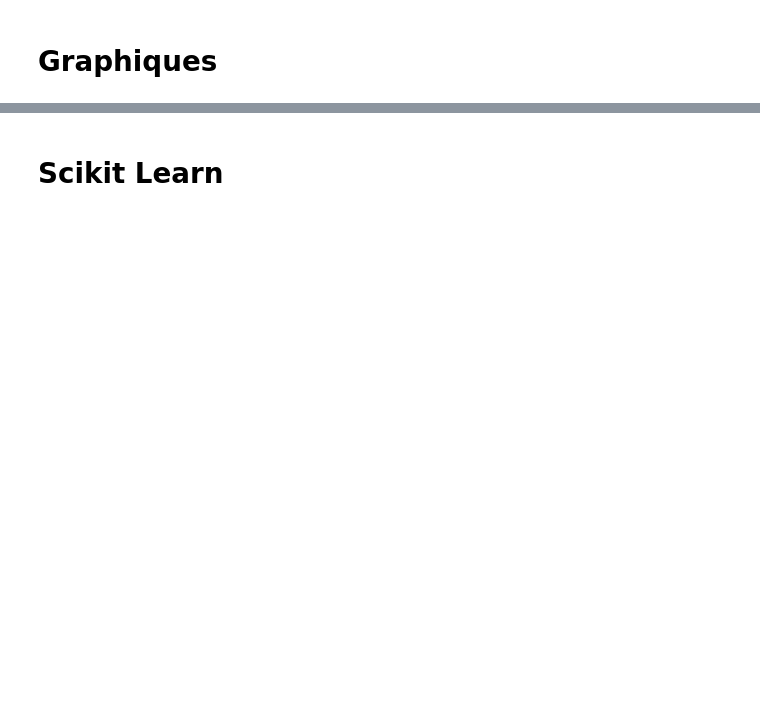
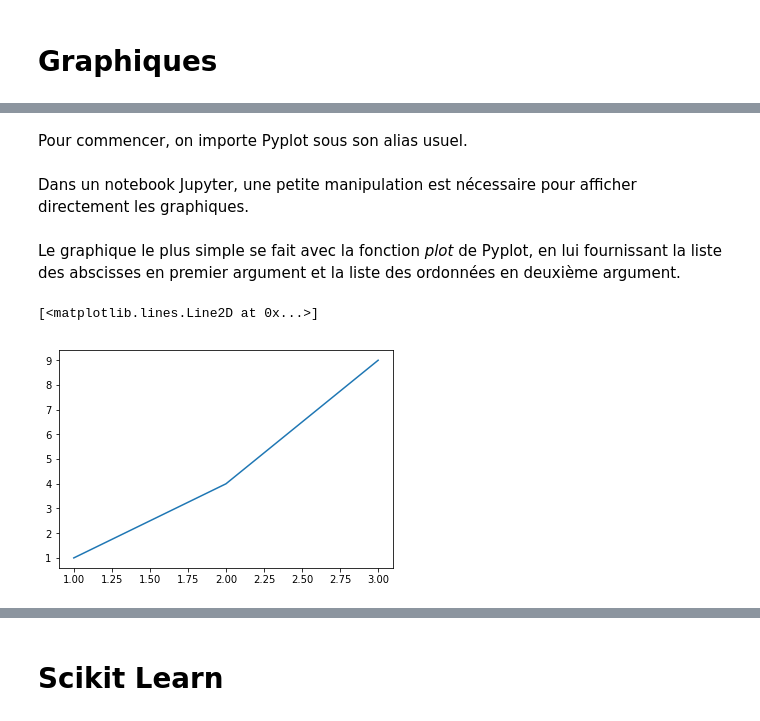
Before and after one commit to QuentinFresnel/FormationPython, a Jupyter notebook: Session 2.ipynb, the cells around one changed output, grey strips where cells are left out. Cells and saved outputs as stored; diff of their text form; code cells hidden in the pictures; blank space fills up the shorter version.

Commit message:
Matplotlib

```diff
--- a/Session 2.ipynb
+++ b/Session 2.ipynb
@@ -490,0 +530,2 @@ pd.read_csv('df.csv', index_col=0)
+# %% [markdown]
+Pour commencer, on importe Pyplot sous son alias usuel.
@@ -490,0 +534,2 @@ pd.read_csv('df.csv', index_col=0)
+# %% [markdown]
+Dans un notebook Jupyter, une petite manipulation est nécessaire pour afficher directement les graphiques.
@@ -490,0 +538,7 @@ pd.read_csv('df.csv', index_col=0)
+# %% [markdown]
+Le graphique le plus simple se fait avec la fonction *plot* de Pyplot, en lui fournissant la liste des abscisses en premier argument et la liste des ordonnées en deuxième argument.
+# %%
+plt.plot([1, 2, 3], [1, 4, 9])
+# %% [output]
+[<matplotlib.lines.Line2D at 0x...>]
+[figure, added]
```
Also changed, not shown: parts of 45 cells of this notebook, 1 other file.
